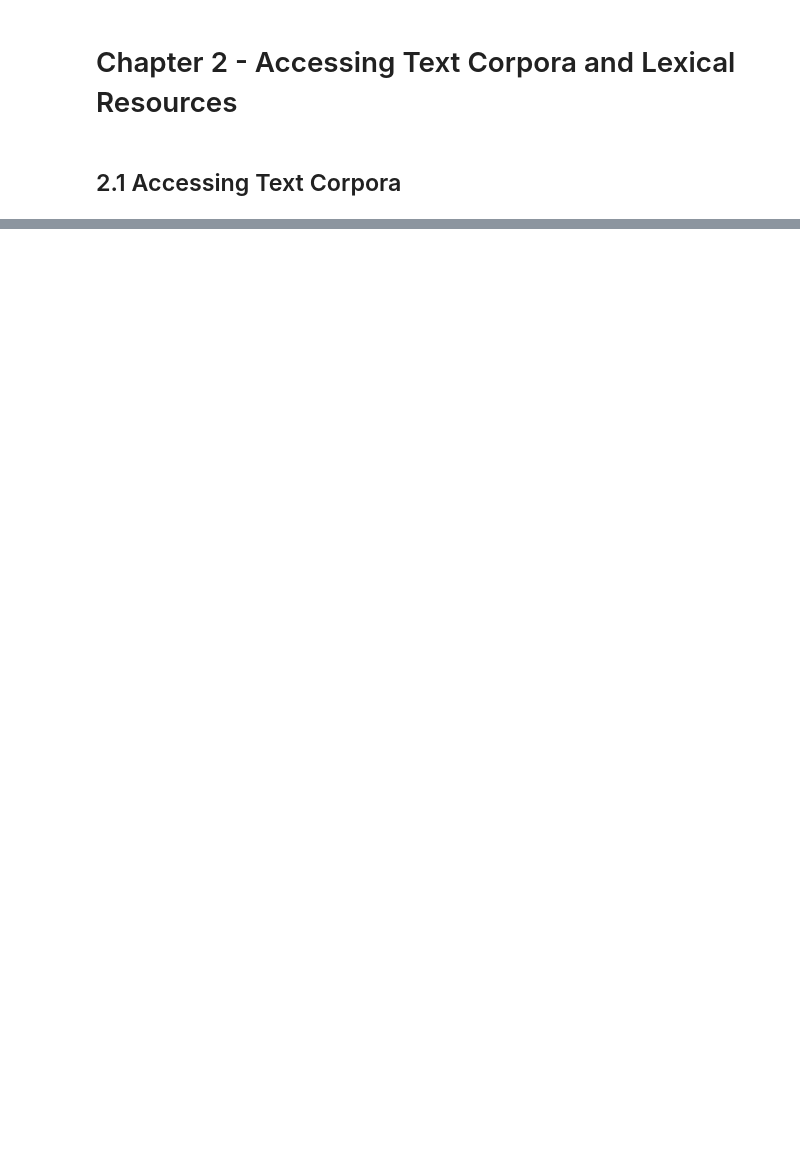
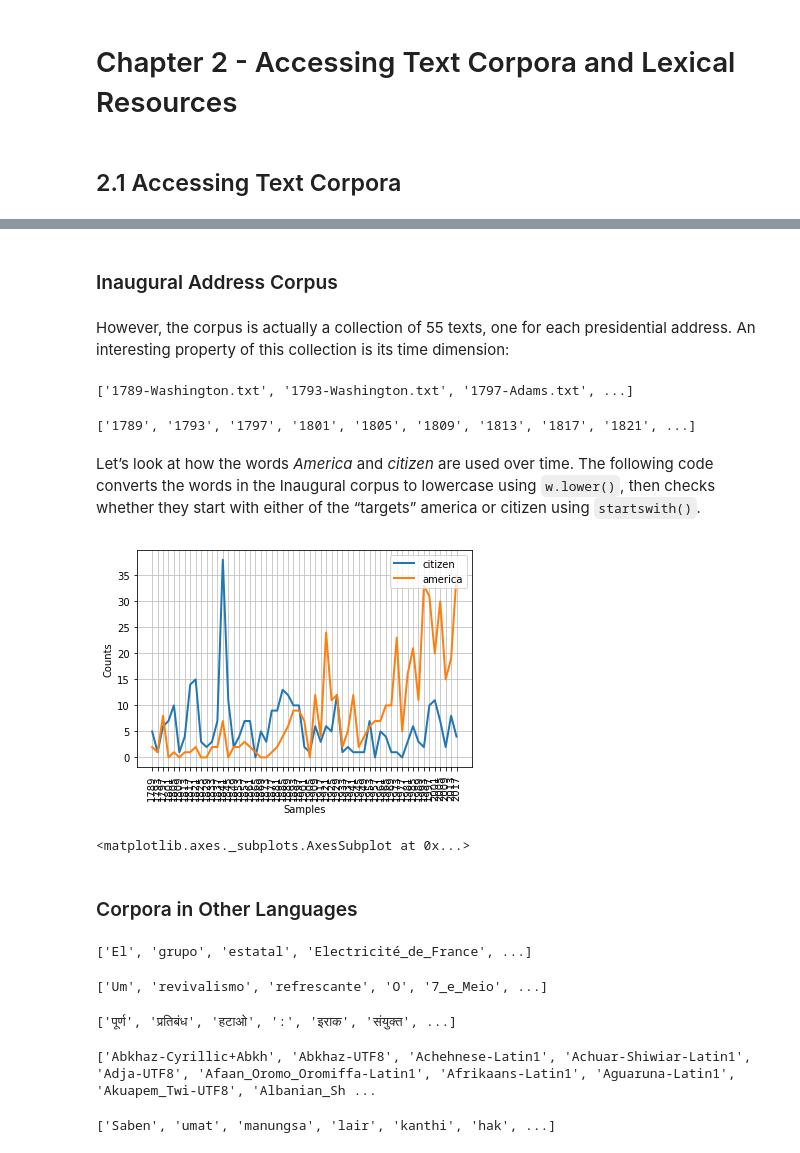
Before and after one commit to sbiguzzi/data620, a Jupyter notebook: Reading Notes/NLP Python Chapter 1 & 2.ipynb, the cells around one changed output, grey strips where cells are left out. Saved outputs shown, nothing was run; the diff lists cells and outputs as text; code cells hidden in the pictures; blank space fills up the shorter version.

```diff
--- a/Reading Notes/NLP Python Chapter 1 & 2.ipynb
+++ b/Reading Notes/NLP Python Chapter 1 & 2.ipynb
@@ -406,0 +431,7 @@ In order to determine whether the hypothesis is supported by the text, the syste
+# %%
+for fileid in gutenberg.fileids():
+    num_chars = len(gutenberg.raw(fileid))
+    num_words = len(gutenberg.words(fileid))
+    num_sents = len(gutenberg.sents(fileid))
+    num_vocab = len(set([w.lower() for w in gutenberg.words(fileid)]))
+    print(int(num_chars/num_words), int(num_words/num_sents), int(num_words/num_vocab), fileid)
@@ -406,0 +477,4 @@ In order to determine whether the hypothesis is supported by the text, the syste
+# %%
+from nltk.corpus import webtext
+for fileid in webtext.fileids():\
+    print(fileid, webtext.raw(fileid)[:65], '...')
@@ -406,0 +604,48 @@ In order to determine whether the hypothesis is supported by the text, the syste
+# %% [markdown]
+### Inaugural Address Corpus
+# %% [markdown]
+However, the corpus is actually a collection of 55 texts, one for each presidential address. An interesting property of this collection is its time dimension:
+# %%
+from nltk.corpus import inaugural
+print("['"+"', '".join([x for x in inaugural.fileids()[0:3]])+"', ...]")
+# %% [output]
+['1789-Washington.txt', '1793-Washington.txt', '1797-Adams.txt', ...]
+# %%
+print("['"+"', '".join([x for x in [fileid[:4] for fileid in inaugural.fileids()][0:9]])+"', ...]")
+# %% [output]
+['1789', '1793', '1797', '1801', '1805', '1809', '1813', '1817', '1821', ...]
+# %% [markdown]
+Let’s look at how the words _America_ and _citizen_ are used over time. The following code converts the words in the Inaugural corpus to lowercase using `w.lower()`, then checks whether they start with either of the “targets” america or citizen using `startswith()`.
+# %%
+cfd = nltk.ConditionalFreqDist(
+    (target, fileid[:4])
+    for fileid in inaugural.fileids()
+    for w in inaugural.words(fileid)
+    for target in ['america', 'citizen']
+    if w.lower().startswith(target))
+cfd.plot()
+# %% [output]
+[figure, added]
+<matplotlib.axes._subplots.AxesSubplot at 0x...>
+# %% [markdown]
+### Corpora in Other Languages
+# %%
+nltk.corpus.cess_esp.words()
+# %% [output]
+['El', 'grupo', 'estatal', 'Electricité_de_France', ...]
+# %%
+nltk.corpus.floresta.words()
+# %% [output]
+['Um', 'revivalismo', 'refrescante', 'O', '7_e_Meio', ...]
+# %%
+nltk.corpus.indian.words('hindi.pos')
+# %% [output]
+['पूर्ण', 'प्रतिबंध', 'हटाओ', ':', 'इराक', 'संयुक्त', ...]
+# %%
+print("['"+"', '".join([x for x in nltk.corpus.udhr.fileids()[:11]])+"', ...]")
+# %% [output]
+['Abkhaz-Cyrillic+Abkh', 'Abkhaz-UTF8', 'Achehnese-Latin1', 'Achuar-Shiwiar-Latin1', 'Adja-UTF8', 'Afaan_Oromo_Oromiffa-Latin1', 'Afrikaans-Latin1', 'Aguaruna-Latin1', 'Akuapem_Twi-UTF8', 'Albanian_Sh ...
+# %%
+nltk.corpus.udhr.words('Javanese-Latin1')[11:]
+# %% [output]
+['Saben', 'umat', 'manungsa', 'lair', 'kanthi', 'hak', ...]
```
Also changed, not shown: parts of 220 cells of this notebook.
